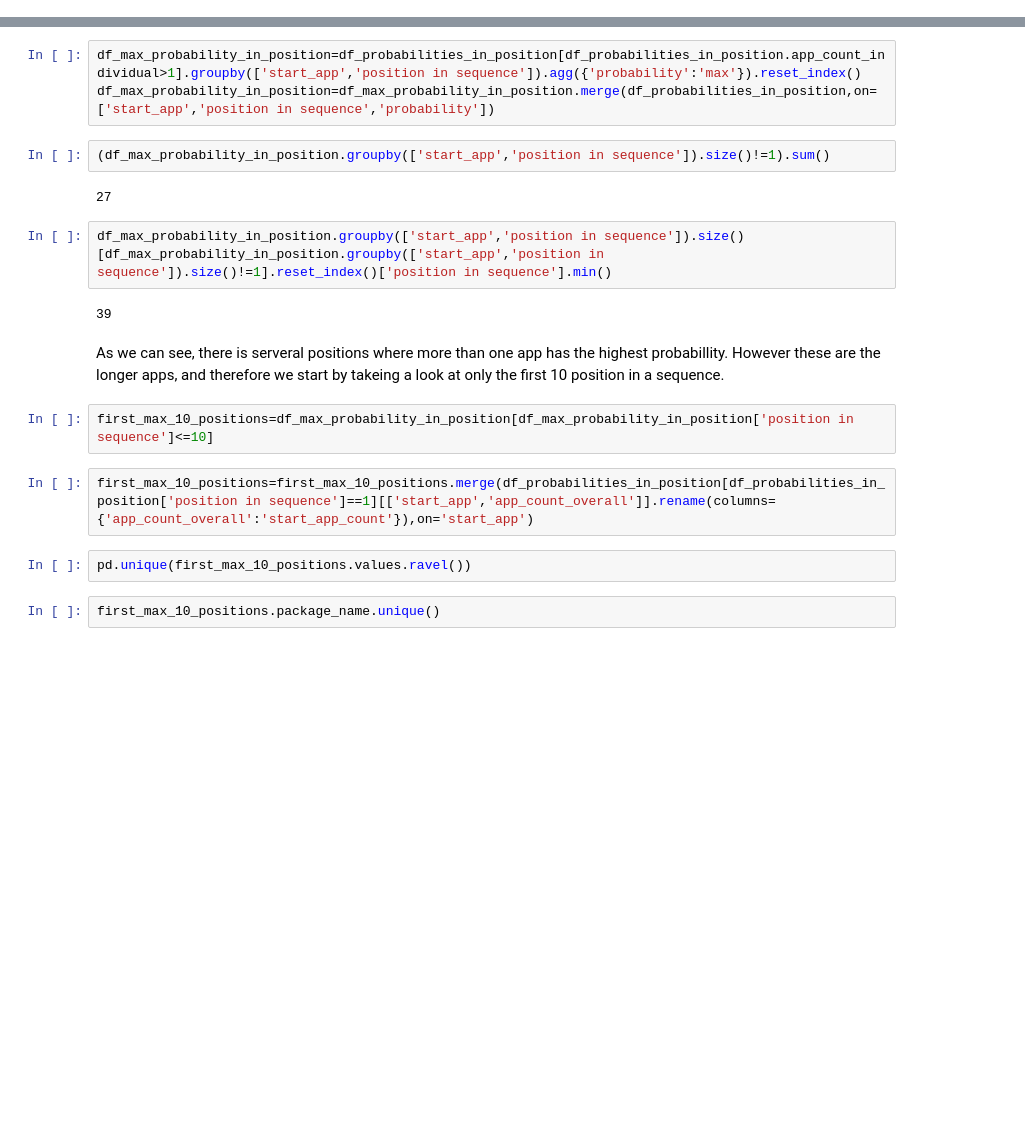
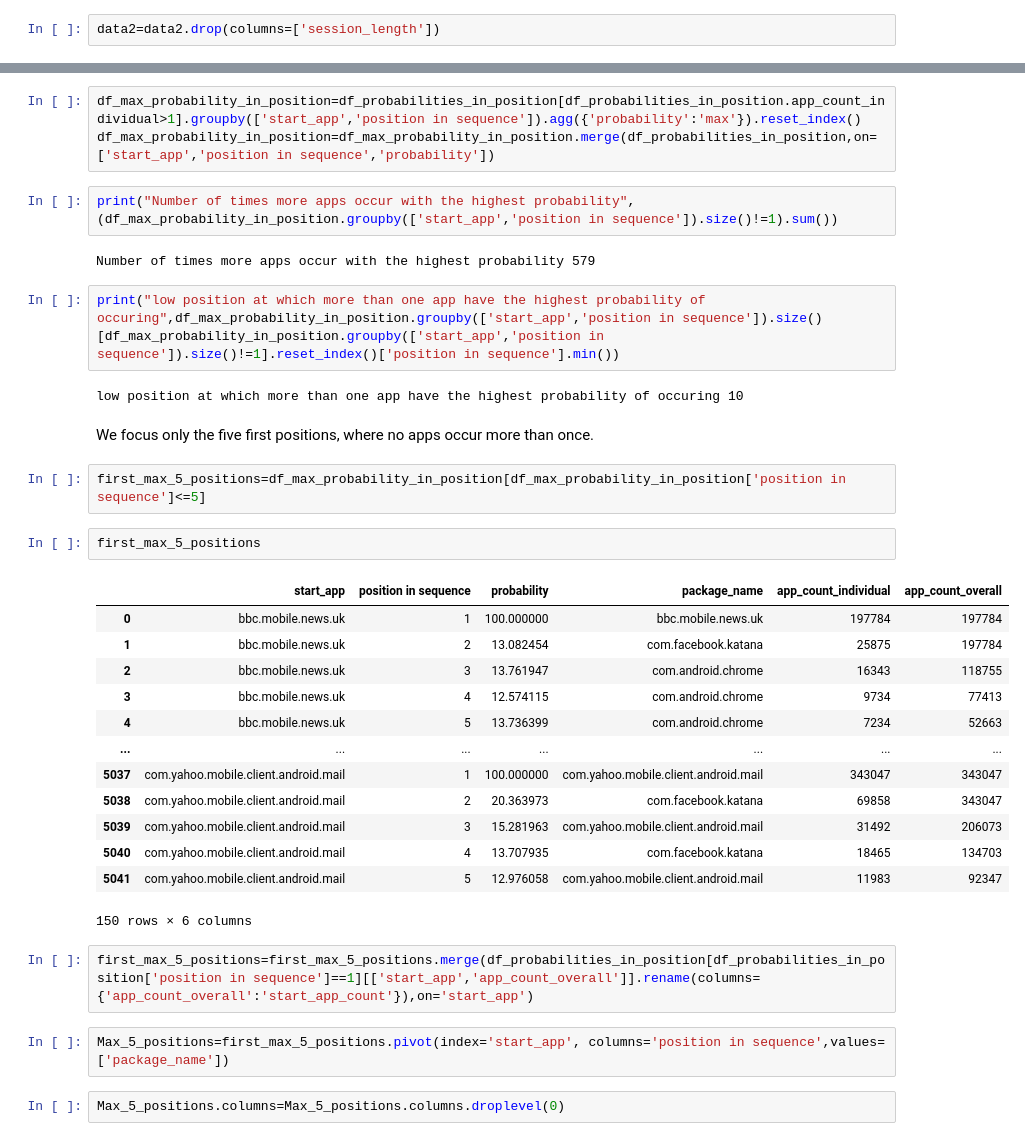
Before and after one commit to ClaraAndersen/motifs_and_competition_in_app_usage, a Jupyter notebook: Sessions_with_common_starting_apps.ipynb, the cells around one changed output, grey strips where cells are left out. Cells and saved outputs as stored; diff of their text form; blank space fills up the shorter version.

```diff
--- a/Sessions_with_common_starting_apps.ipynb
+++ b/Sessions_with_common_starting_apps.ipynb
@@ -327,0 +344,2 @@ for i in range(50):
+# %%
+data2=data2.drop(columns=['session_length'])
@@ -338,23 +386,39 @@ df_probabilities_in_position["probability"]=df_probabilities_in_position["app_co
 df_max_probability_in_position=df_probabilities_in_position[df_probabilities_in_position.app_count_individual>1].groupby(['start_app','position in sequence']).agg({'probability':'max'}).reset_index()
 df_max_probability_in_position=df_max_probability_in_position.merge(df_probabilities_in_position,on=['start_app','position in sequence','probability'])
 # %%
-(df_max_probability_in_position.groupby(['start_app','position in sequence']).size()!=1).sum()
+print("Number of times more apps occur with the highest probability",(df_max_probability_in_position.groupby(['start_app','position in sequence']).size()!=1).sum())
 # %% [output]
-27
+Number of times more apps occur with the highest probability 579
 # %%
-df_max_probability_in_position.groupby(['start_app','position in sequence']).size()[df_max_probability_in_position.groupby(['start_app','position in sequence']).size()!=1].reset_index()['position in sequence'].min()
+print("low position at which more than one app have the highest probability of occuring",df_max_probability_in_position.groupby(['start_app','position in sequence']).size()[df_max_probability_in_position.groupby(['start_app','position in sequence']).size()!=1].reset_index()['position in sequence'].min())
 # %% [output]
-39
+low position at which more than one app have the highest probability of occuring 10
-# %% [markdown]
-As we can see, there is serveral positions where more than one app has the highest probabillity. However these are the longer apps, and therefore we start by takeing a look at only the first 10 position in a sequence.
+# %% [markdown]
+We focus only the five first positions, where no apps occur more than once.
 # %%
-first_max_10_positions=df_max_probability_in_position[df_max_probability_in_position['position in sequence']<=10]
+first_max_5_positions=df_max_probability_in_position[df_max_probability_in_position['position in sequence']<=5]
+# %%
+first_max_5_positions
+# %% [output]
+|  | start_app | position in sequence | probability | package_name | app_count_individual | app_count_overall |
+| 0 | bbc.mobile.news.uk | 1 | 100.000000 | bbc.mobile.news.uk | 197784 | 197784 |
+| 1 | bbc.mobile.news.uk | 2 | 13.082454 | com.facebook.katana | 25875 | 197784 |
+| 2 | bbc.mobile.news.uk | 3 | 13.761947 | com.android.chrome | 16343 | 118755 |
+| 3 | bbc.mobile.news.uk | 4 | 12.574115 | com.android.chrome | 9734 | 77413 |
+| 4 | bbc.mobile.news.uk | 5 | 13.736399 | com.android.chrome | 7234 | 52663 |
+| ... | ... | ... | ... | ... | ... | ... |
+| 5037 | com.yahoo.mobile.client.android.mail | 1 | 100.000000 | com.yahoo.mobile.client.android.mail | 343047 | 343047 |
+| 5038 | com.yahoo.mobile.client.android.mail | 2 | 20.363973 | com.facebook.katana | 69858 | 343047 |
+| 5039 | com.yahoo.mobile.client.android.mail | 3 | 15.281963 | com.yahoo.mobile.client.android.mail | 31492 | 206073 |
+| 5040 | com.yahoo.mobile.client.android.mail | 4 | 13.707935 | com.facebook.katana | 18465 | 134703 |
+| 5041 | com.yahoo.mobile.client.android.mail | 5 | 12.976058 | com.yahoo.mobile.client.android.mail | 11983 | 92347 |
+150 rows × 6 columns
 # %%
-first_max_10_positions=first_max_10_positions.merge(df_probabilities_in_position[df_probabilities_in_position['position in sequence']==1][['start_app','app_count_overall']].rename(columns={'app_count_overall':'start_app_count'}),on='start_app')
+first_max_5_positions=first_max_5_positions.merge(df_probabilities_in_position[df_probabilities_in_position['position in sequence']==1][['start_app','app_count_overall']].rename(columns={'app_count_overall':'start_app_count'}),on='start_app')
-# %%
-pd.unique(first_max_10_positions.values.ravel())
-# %%
-first_max_10_positions.package_name.unique()
+# %%
+Max_5_positions=first_max_5_positions.pivot(index='start_app', columns='position in sequence',values=['package_name'])
+# %%
+Max_5_positions.columns=Max_5_positions.columns.droplevel(0)
 # %%
 value_to_int = {value: i for i, value in enumerate(first_max_10_positions.package_name.unique())}
 n=len(value_to_int)
```
Also changed, not shown: parts of 16 cells of this notebook, 3 other files.
